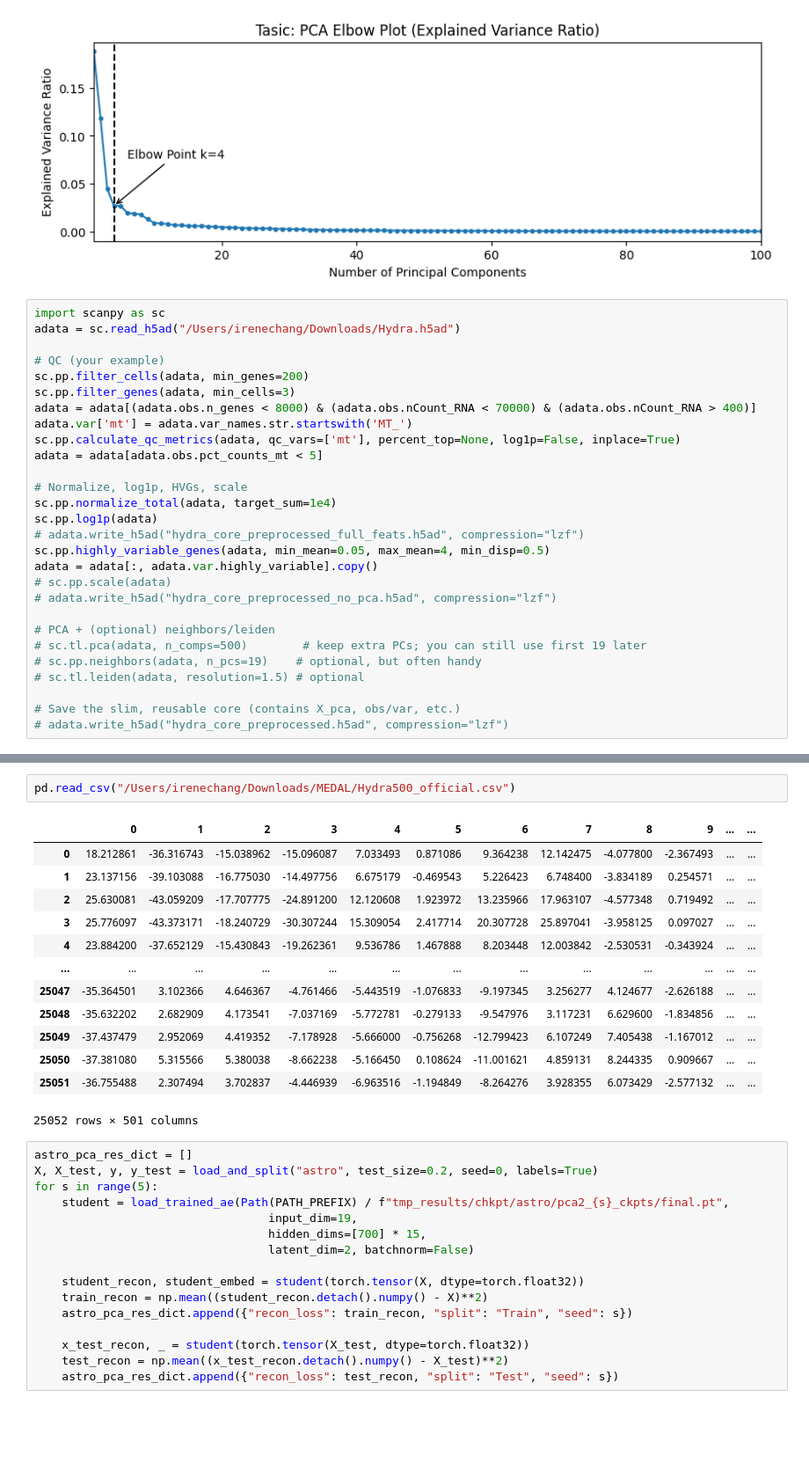
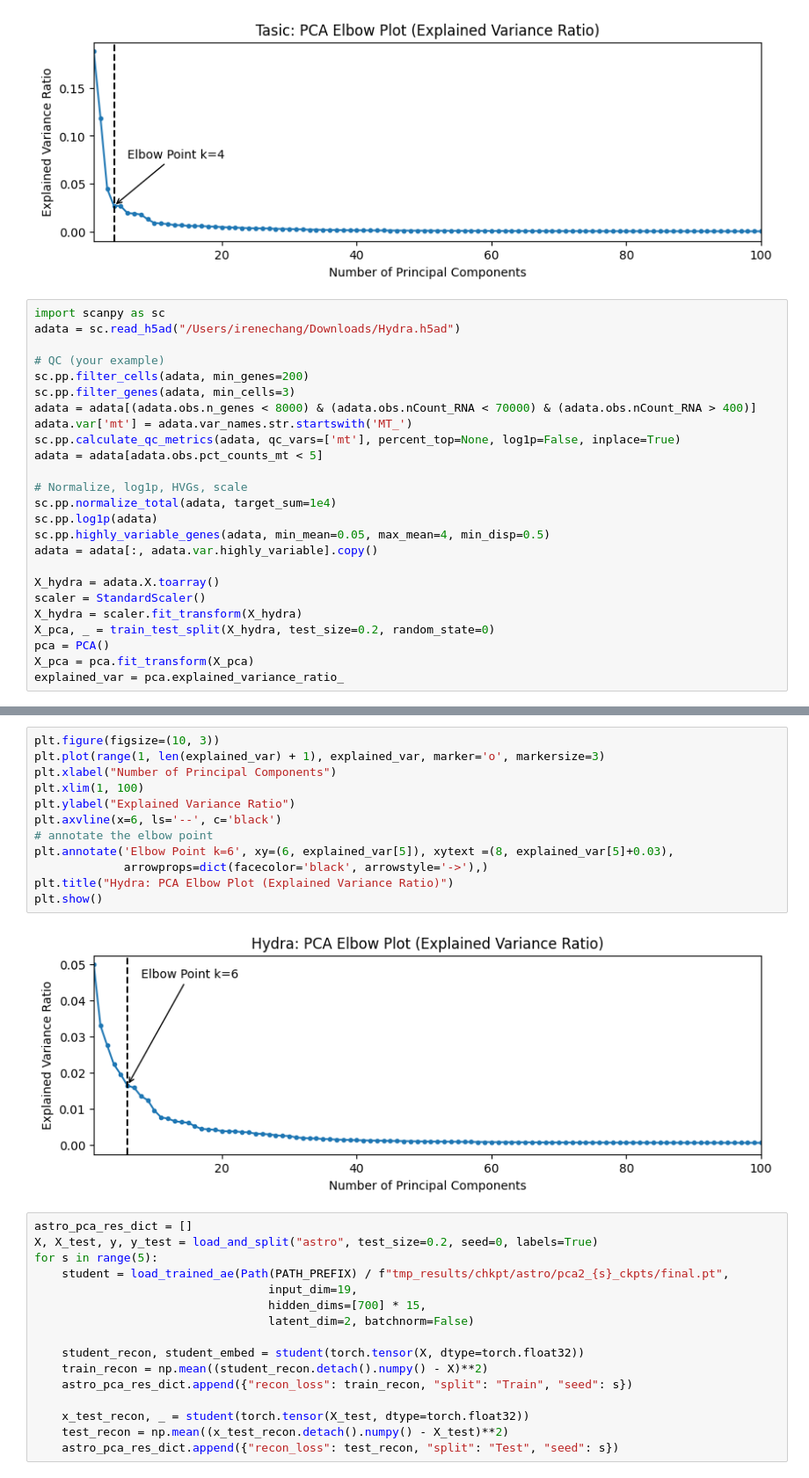
Before and after one commit to DataSlingers/MEDAL, a Jupyter notebook: notebooks/compare_teachers.ipynb, the cells around one changed output, grey strips where cells are left out. Shown at 88% size. Saved outputs shown, nothing was run; the diff lists cells and outputs as text; blank space fills up the shorter version.

```diff
--- a/notebooks/compare_teachers.ipynb
+++ b/notebooks/compare_teachers.ipynb
@@ -1964,16 +1920,13 @@ adata = adata[adata.obs.pct_counts_mt < 5]
 # Normalize, log1p, HVGs, scale
 sc.pp.normalize_total(adata, target_sum=1e4)
 sc.pp.log1p(adata)
-# adata.write_h5ad("hydra_core_preprocessed_full_feats.h5ad", compression="lzf")
 sc.pp.highly_variable_genes(adata, min_mean=0.05, max_mean=4, min_disp=0.5)
 adata = adata[:, adata.var.highly_variable].copy()
-# sc.pp.scale(adata)
-# adata.write_h5ad("hydra_core_preprocessed_no_pca.h5ad", compression="lzf")
 
-# PCA + (optional) neighbors/leiden
-# sc.tl.pca(adata, n_comps=500)        # keep extra PCs; you can still use first 19 later
-# sc.pp.neighbors(adata, n_pcs=19)    # optional, but often handy
-# sc.tl.leiden(adata, resolution=1.5) # optional
-
-# Save the slim, reusable core (contains X_pca, obs/var, etc.)
-# adata.write_h5ad("hydra_core_preprocessed.h5ad", compression="lzf")
+X_hydra = adata.X.toarray()
+scaler = StandardScaler()
+X_hydra = scaler.fit_transform(X_hydra)
+X_pca, _ = train_test_split(X_hydra, test_size=0.2, random_state=0)
+pca = PCA()
+X_pca = pca.fit_transform(X_pca)
+explained_var = pca.explained_variance_ratio_
@@ -2054,19 +1933,17 @@ array([[-3.68474232e+01, -2.88859909e+01,  1.32247290e+02, ...,
-# %%
-pd.read_csv("/Users/irenechang/Downloads/MEDAL/Hydra500_official.csv")
-# %% [output]
-|  | 0 | 1 | 2 | 3 | 4 | 5 | 6 | 7 | 8 | 9 | ... | ... |
-| 0 | 18.212861 | -36.316743 | -15.038962 | -15.096087 | 7.033493 | 0.871086 | 9.364238 | 12.142475 | -4.077800 | -2.367493 | ... | ... |
-| 1 | 23.137156 | -39.103088 | -16.775030 | -14.497756 | 6.675179 | -0.469543 | 5.226423 | 6.748400 | -3.834189 | 0.254571 | ... | ... |
-| 2 | 25.630081 | -43.059209 | -17.707775 | -24.891200 | 12.120608 | 1.923972 | 13.235966 | 17.963107 | -4.577348 | 0.719492 | ... | ... |
-| 3 | 25.776097 | -43.373171 | -18.240729 | -30.307244 | 15.309054 | 2.417714 | 20.307728 | 25.897041 | -3.958125 | 0.097027 | ... | ... |
-| 4 | 23.884200 | -37.652129 | -15.430843 | -19.262361 | 9.536786 | 1.467888 | 8.203448 | 12.003842 | -2.530531 | -0.343924 | ... | ... |
-| ... | ... | ... | ... | ... | ... | ... | ... | ... | ... | ... | ... | ... |
-| 25047 | -35.364501 | 3.102366 | 4.646367 | -4.761466 | -5.443519 | -1.076833 | -9.197345 | 3.256277 | 4.124677 | -2.626188 | ... | ... |
-| 25048 | -35.632202 | 2.682909 | 4.173541 | -7.037169 | -5.772781 | -0.279133 | -9.547976 | 3.117231 | 6.629600 | -1.834856 | ... | ... |
-| 25049 | -37.437479 | 2.952069 | 4.419352 | -7.178928 | -5.666000 | -0.756268 | -12.799423 | 6.107249 | 7.405438 | -1.167012 | ... | ... |
-| 25050 | -37.381080 | 5.315566 | 5.380038 | -8.662238 | -5.166450 | 0.108624 | -11.001621 | 4.859131 | 8.244335 | 0.909667 | ... | ... |
-| 25051 | -36.755488 | 2.307494 | 3.702837 | -4.446939 | -6.963516 | -1.194849 | -8.264276 | 3.928355 | 6.073429 | -2.577132 | ... | ... |
-25052 rows × 501 columns
+# %%
+plt.figure(figsize=(10, 3))
+plt.plot(range(1, len(explained_var) + 1), explained_var, marker='o', markersize=3)
+plt.xlabel("Number of Principal Components")
+plt.xlim(1, 100)
+plt.ylabel("Explained Variance Ratio")
+plt.axvline(x=6, ls='--', c='black')
+# annotate the elbow point
+plt.annotate('Elbow Point k=6', xy=(6, explained_var[5]), xytext =(8, explained_var[5]+0.03),
+             arrowprops=dict(facecolor='black', arrowstyle='->'),)
+plt.title("Hydra: PCA Elbow Plot (Explained Variance Ratio)")
+plt.show()
+# %% [output]
+[figure, added]
 # %%
 astro_pca_res_dict = []
 X, X_test, y, y_test = load_and_split("astro", test_size=0.2, seed=0, labels=True)
```
Also changed, not shown: parts of 10 cells of this notebook.
